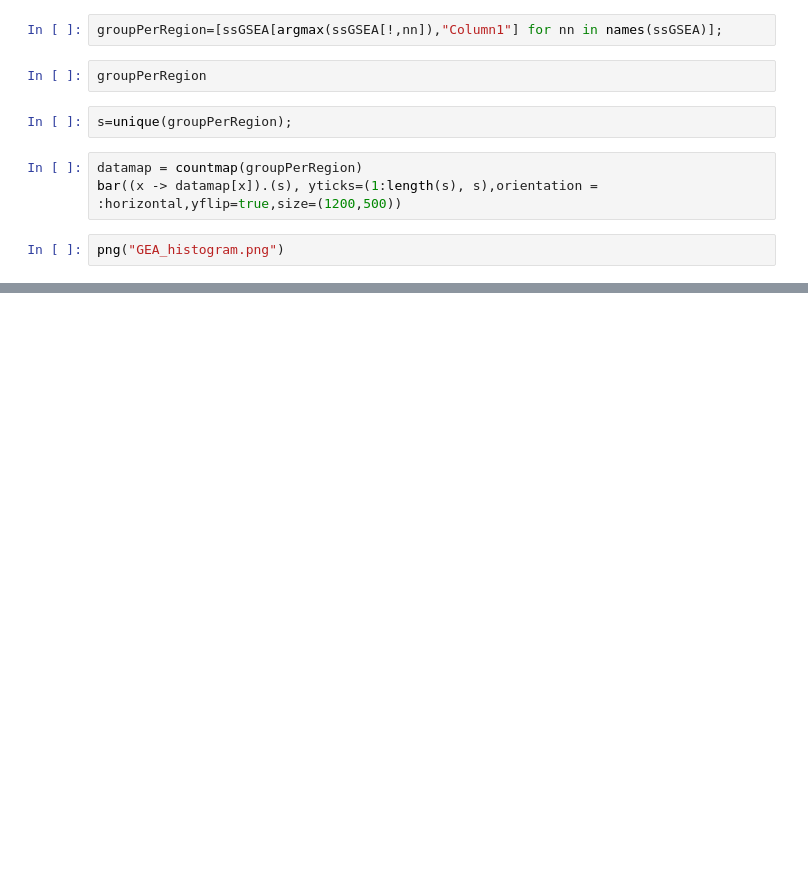
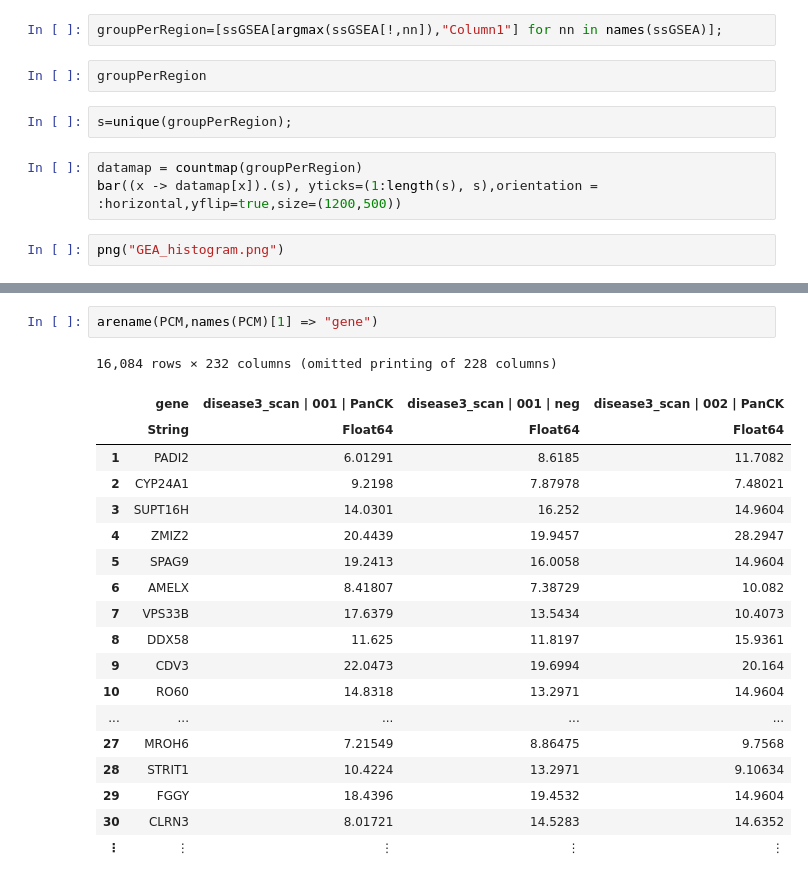
Before and after one commit to uluviano/geomx, a Jupyter notebook: dataFrameTests.ipynb, the cells around one changed output, grey strips where cells are left out. Cells and saved outputs as stored; diff of their text form; blank space fills up the shorter version.

```diff
--- a/dataFrameTests.ipynb
+++ b/dataFrameTests.ipynb
@@ -651,0 +845,22 @@ png("GEA_histogram.png")
+# %%
+arename(PCM,names(PCM)[1] => "gene")
+# %% [output]
+16,084 rows × 232 columns (omitted printing of 228 columns)
+|  | gene | disease3_scan | 001 | PanCK | disease3_scan | 001 | neg | disease3_scan | 002 | PanCK |
+|  | String | Float64 | Float64 | Float64 |
+| 1 | PADI2 | 6.01291 | 8.6185 | 11.7082 |
+| 2 | CYP24A1 | 9.2198 | 7.87978 | 7.48021 |
+| 3 | SUPT16H | 14.0301 | 16.252 | 14.9604 |
+| 4 | ZMIZ2 | 20.4439 | 19.9457 | 28.2947 |
+| 5 | SPAG9 | 19.2413 | 16.0058 | 14.9604 |
+| 6 | AMELX | 8.41807 | 7.38729 | 10.082 |
+| 7 | VPS33B | 17.6379 | 13.5434 | 10.4073 |
+| 8 | DDX58 | 11.625 | 11.8197 | 15.9361 |
+| 9 | CDV3 | 22.0473 | 19.6994 | 20.164 |
+| 10 | RO60 | 14.8318 | 13.2971 | 14.9604 |
+| ... | ... | ... | ... | ... |
+| 27 | MROH6 | 7.21549 | 8.86475 | 9.7568 |
+| 28 | STRIT1 | 10.4224 | 13.2971 | 9.10634 |
+| 29 | FGGY | 18.4396 | 19.4532 | 14.9604 |
+| 30 | CLRN3 | 8.01721 | 14.5283 | 14.6352 |
+| ⋮ | ⋮ | ⋮ | ⋮ | ⋮ |
```
Also changed, not shown: parts of 27 cells of this notebook, 51 other files.
